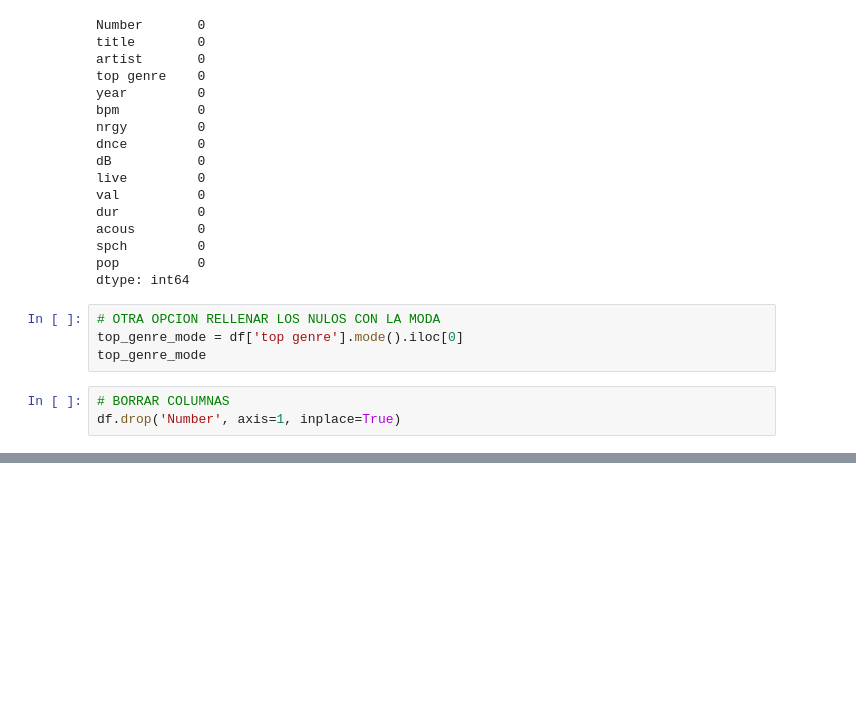
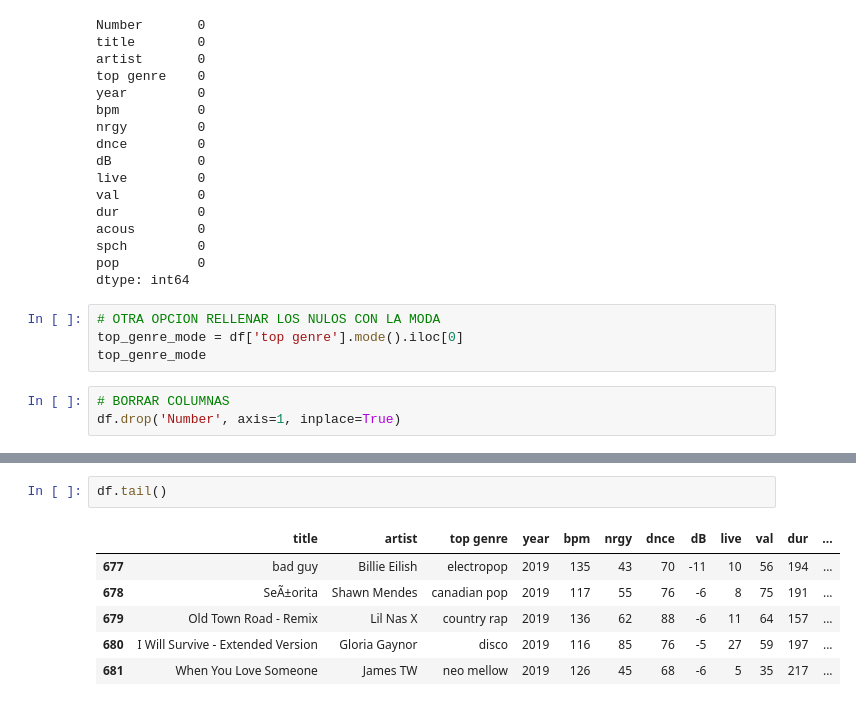
Before and after one commit to MiguelAngel3378/CURSO_ANALISIS_BD2, a Jupyter notebook: m4_pandas/operaciones/spotify.ipynb, the cells around one changed output, grey strips where cells are left out. Cells and saved outputs as stored; diff of their text form; blank space fills up the shorter version.

```diff
--- a/m4_pandas/operaciones/spotify.ipynb
+++ b/m4_pandas/operaciones/spotify.ipynb
@@ -159,0 +173,9 @@ df.head()
+# %%
+df.tail()
+# %% [output]
+|  | title | artist | top genre | year | bpm | nrgy | dnce | dB | live | val | dur | ... |
+| 677 | bad guy | Billie Eilish | electropop | 2019 | 135 | 43 | 70 | -11 | 10 | 56 | 194 | ... |
+| 678 | SeÃ±orita | Shawn Mendes | canadian pop | 2019 | 117 | 55 | 76 | -6 | 8 | 75 | 191 | ... |
+| 679 | Old Town Road - Remix | Lil Nas X | country rap | 2019 | 136 | 62 | 88 | -6 | 11 | 64 | 157 | ... |
+| 680 | I Will Survive - Extended Version | Gloria Gaynor | disco | 2019 | 116 | 85 | 76 | -5 | 27 | 59 | 197 | ... |
+| 681 | When You Love Someone | James TW | neo mellow | 2019 | 126 | 45 | 68 | -6 | 5 | 35 | 217 | ... |
```
Also changed, not shown: parts of 4 cells of this notebook.
